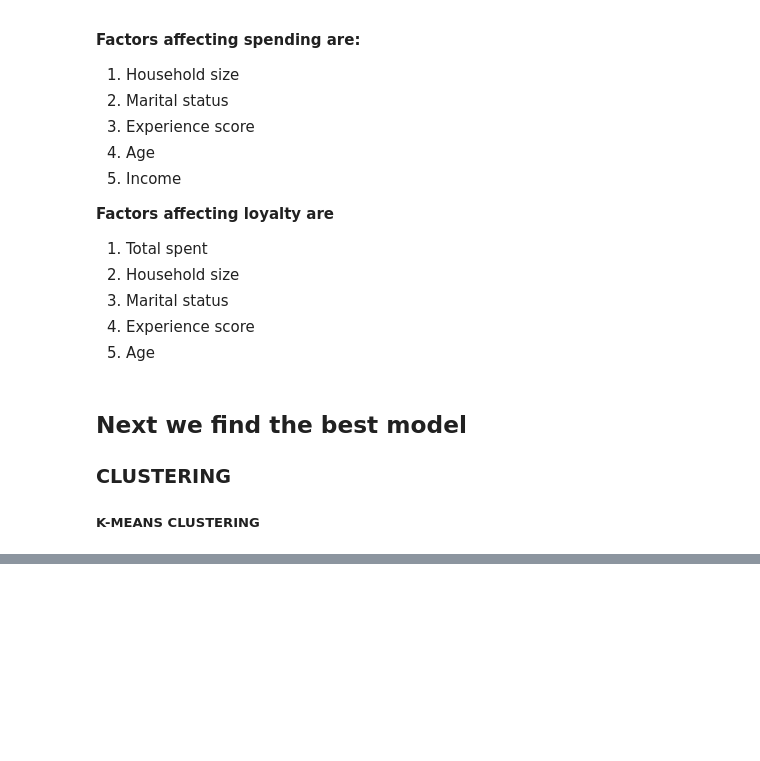
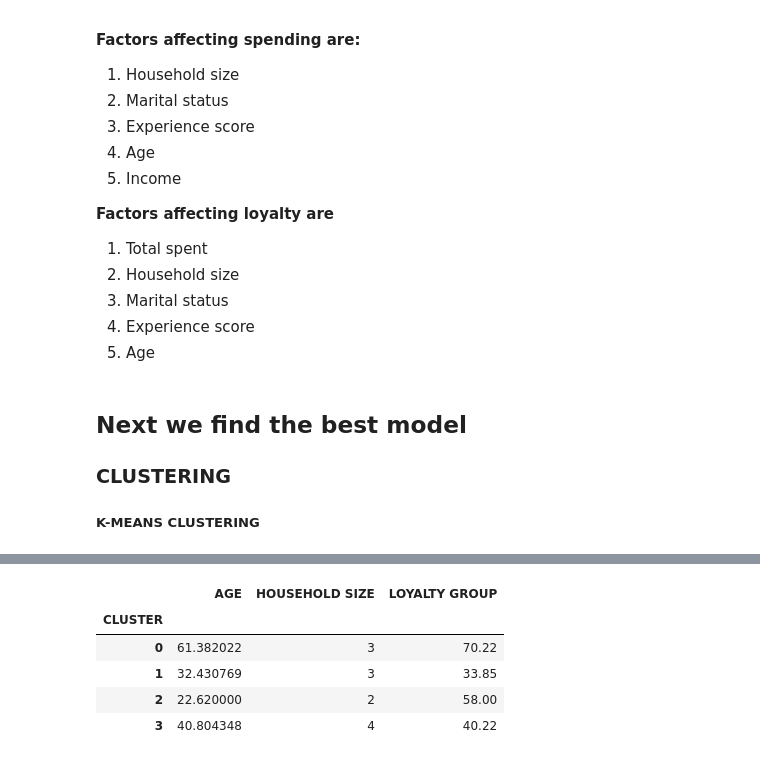
Before and after one commit to CikuKariuki/Retailer-X, a Jupyter notebook: analysis/Retailer X.ipynb, the cells around one changed output, grey strips where cells are left out. Saved outputs shown, nothing was run; the diff lists cells and outputs as text; code cells hidden in the pictures; blank space fills up the shorter version.

```diff
--- a/analysis/Retailer X.ipynb
+++ b/analysis/Retailer X.ipynb
@@ -379,0 +563,4 @@ cluster_in_out.tail()
+# %%
+# explore relationships per cluster
+h_customer_demographics = pd.concat([customer_all_view, h_cluster_output], axis = 1)
+h_customer_demographics.head()
@@ -379,0 +583,9 @@ cluster_in_out.tail()
+# %%
+h_customer_demographics.groupby('CLUSTER').agg({'AGE':'mean', 'HOUSEHOLD SIZE': 'median', 'LOYALTY GROUP': percent_loyalty})
+# %% [output]
+|  | AGE | HOUSEHOLD SIZE | LOYALTY GROUP |
+| CLUSTER |  |  |  |
+| 0 | 61.382022 | 3 | 70.22 |
+| 1 | 32.430769 | 3 | 33.85 |
+| 2 | 22.620000 | 2 | 58.00 |
+| 3 | 40.804348 | 4 | 40.22 |
```
Also changed, not shown: parts of 29 cells of this notebook.
